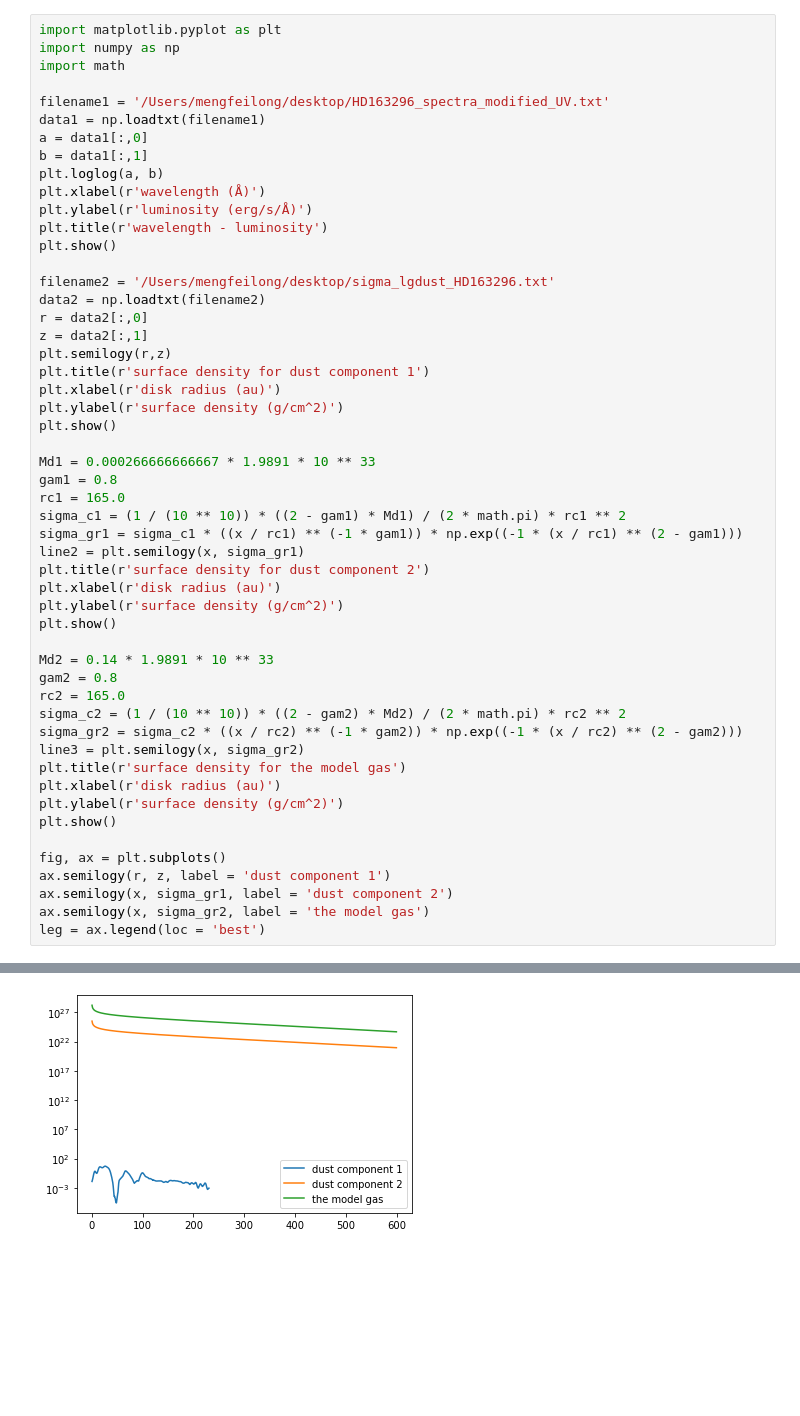
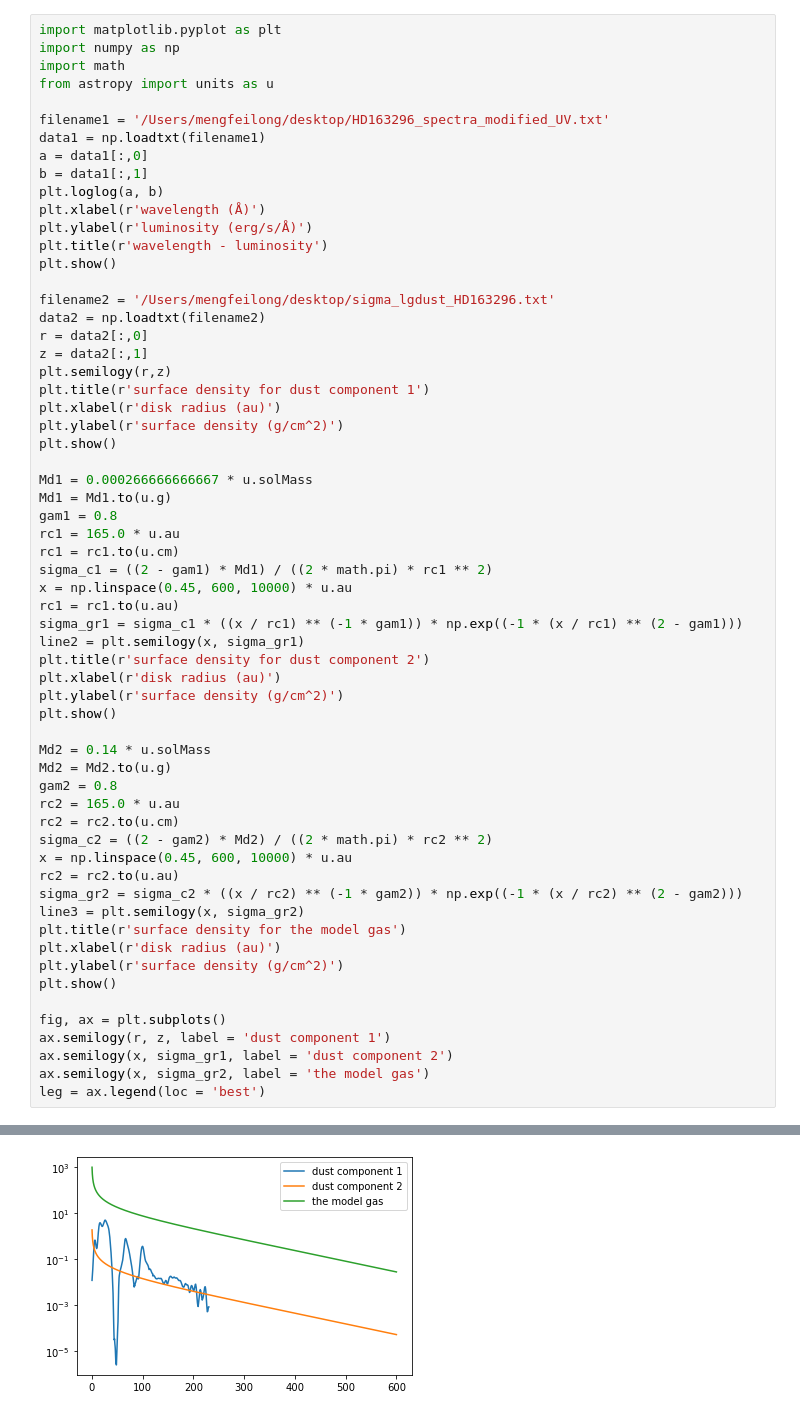
Before and after one commit to feilongm/Notebooks, a Jupyter notebook: notebooks/Plots.ipynb, the cells around one changed output, grey strips where cells are left out. Saved outputs shown, nothing was run; the diff lists cells and outputs as text; blank space fills up the shorter version.

```diff
--- a/notebooks/Plots.ipynb
+++ b/notebooks/Plots.ipynb
@@ -2,6 +2,7 @@
 import matplotlib.pyplot as plt
 import numpy as np
 import math
+from astropy import units as u
 
 filename1 = '/Users/mengfeilong/desktop/HD163296_spectra_modified_UV.txt'
 data1 = np.loadtxt(filename1)
@@ -23,10 +24,14 @@ plt.xlabel(r'disk radius (au)')
 plt.ylabel(r'surface density (g/cm^2)')
 plt.show()
 
-Md1 = 0.000266666666667 * 1.9891 * 10 ** 33
+Md1 = 0.000266666666667 * u.solMass
+Md1 = Md1.to(u.g)
 gam1 = 0.8
-rc1 = 165.0
-sigma_c1 = (1 / (10 ** 10)) * ((2 - gam1) * Md1) / (2 * math.pi) * rc1 ** 2
+rc1 = 165.0 * u.au
+rc1 = rc1.to(u.cm)
+sigma_c1 = ((2 - gam1) * Md1) / ((2 * math.pi) * rc1 ** 2)
+x = np.linspace(0.45, 600, 10000) * u.au
+rc1 = rc1.to(u.au)
 sigma_gr1 = sigma_c1 * ((x / rc1) ** (-1 * gam1)) * np.exp((-1 * (x / rc1) ** (2 - gam1)))
 line2 = plt.semilogy(x, sigma_gr1)
 plt.title(r'surface density for dust component 2')
@@ -34,10 +39,14 @@ plt.xlabel(r'disk radius (au)')
 plt.ylabel(r'surface density (g/cm^2)')
 plt.show()
 
-Md2 = 0.14 * 1.9891 * 10 ** 33
+Md2 = 0.14 * u.solMass
+Md2 = Md2.to(u.g)
 gam2 = 0.8
-rc2 = 165.0
-sigma_c2 = (1 / (10 ** 10)) * ((2 - gam2) * Md2) / (2 * math.pi) * rc2 ** 2
+rc2 = 165.0 * u.au
+rc2 = rc2.to(u.cm)
+sigma_c2 = ((2 - gam2) * Md2) / ((2 * math.pi) * rc2 ** 2)
+x = np.linspace(0.45, 600, 10000) * u.au
+rc2 = rc2.to(u.au)
 sigma_gr2 = sigma_c2 * ((x / rc2) ** (-1 * gam2)) * np.exp((-1 * (x / rc2) ** (2 - gam2)))
 line3 = plt.semilogy(x, sigma_gr2)
 plt.title(r'surface density for the model gas')
@@ -58,4 +67,4 @@ leg = ax.legend(loc = 'best')
-[figure, old version]
+[figure, new version]
 # %%
 import matplotlib.pyplot as plt
 import numpy as np
```
Also changed, not shown: parts of 2 cells of this notebook.
